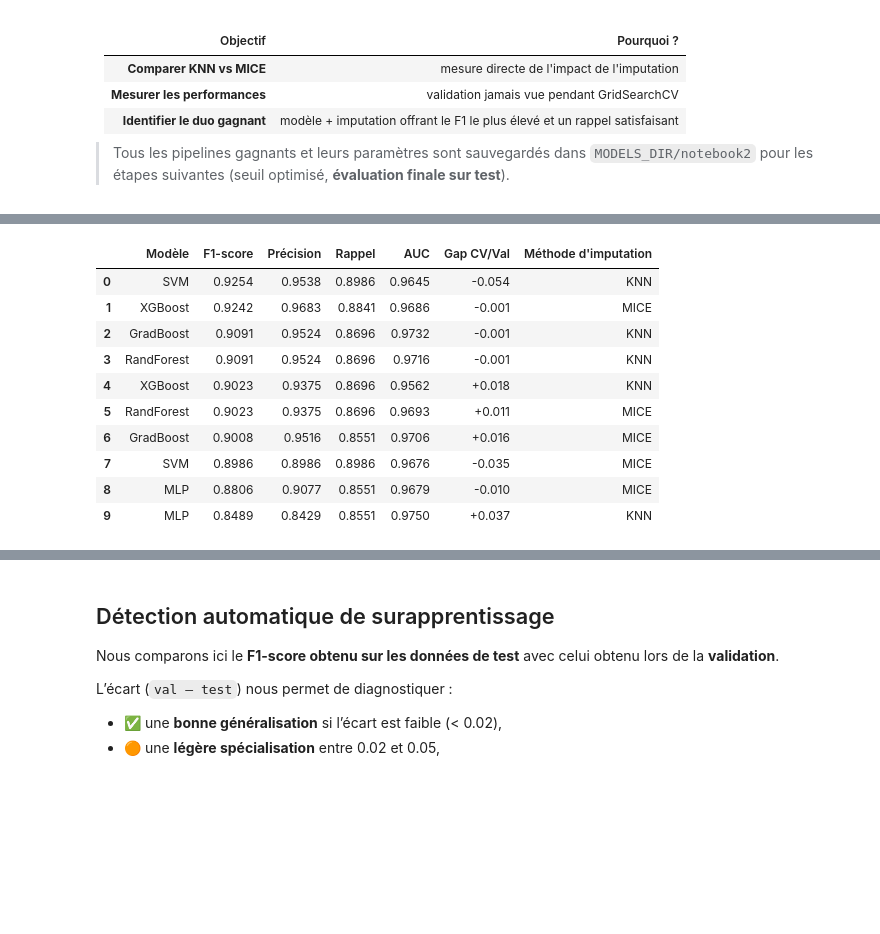
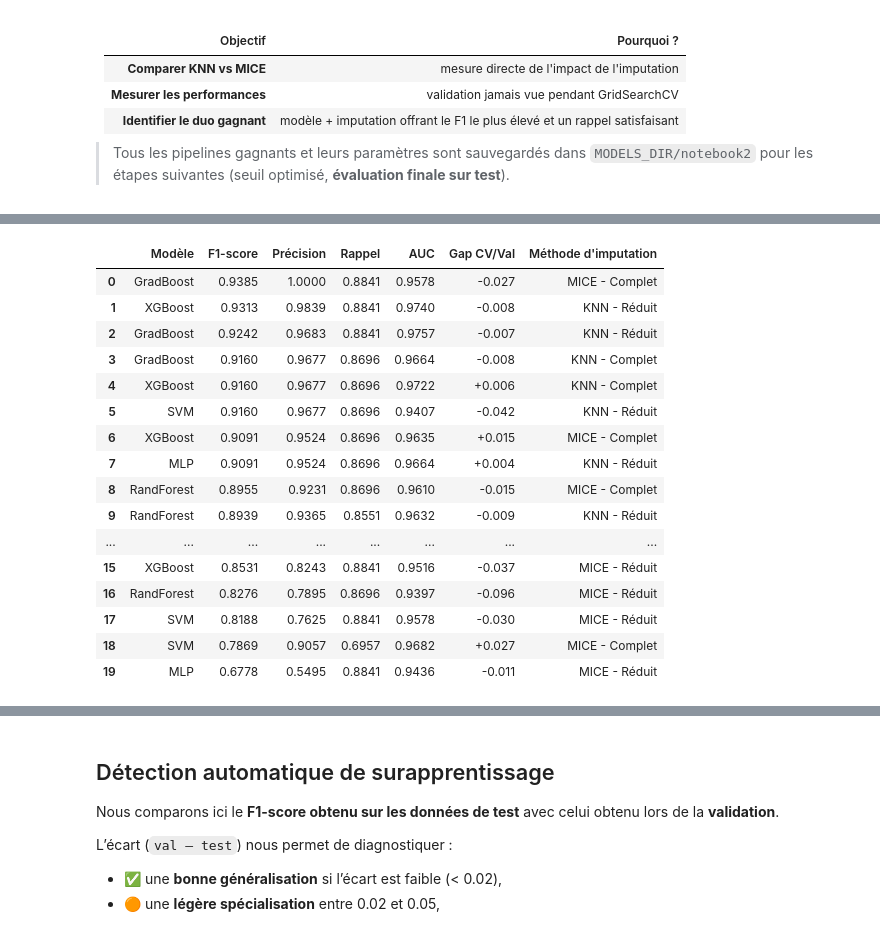
Before and after one commit to Abdoullatuf/projet_sta211_version_modulaire, a Jupyter notebook: notebooks/02_Modelisation_et_Optimisation.ipynb, the cells around one changed output, grey strips where cells are left out. Saved outputs shown, nothing was run; the diff lists cells and outputs as text; code cells hidden in the pictures; blank space fills up the shorter version.

```diff
--- a/notebooks/02_Modelisation_et_Optimisation.ipynb
+++ b/notebooks/02_Modelisation_et_Optimisation.ipynb
@@ -1294,0 +1413,8 @@ log.info("✅ Résultats d'évaluation mice sauvegardés : CSV + JSON + Pipeline
+# %%
+# KNN - COMPLET
+results_knn_full, best_knn_full = evaluate_all(
+    models, param_grids,
+    splits_knn["X_train"], splits_knn["y_train"],
+    splits_knn["X_val"], splits_knn["y_val"],
+    dataset="knn_full"
+)
@@ -1294,0 +1461,9 @@ log.info("✅ Résultats d'évaluation mice sauvegardés : CSV + JSON + Pipeline
+# %%
+
+# MICE - COMPLET
+results_mice_full, best_mice_full = evaluate_all(
+    models, param_grids,
+    splits_mice["X_train"], splits_mice["y_train"],
+    splits_mice["X_val"], splits_mice["y_val"],
+    dataset="mice_full"
+)
@@ -1323,5 +1627,6 @@ df_mice_val = pd.read_csv(MODELS_DIR / "notebook2" / "eval_mice_val_scores.csv")
 # %%
 # 5.3 · Synthèse des performances KNN vs MICE ────────────────────────────
+
 import pandas as pd
 
 # ── 1. helper : DataFrame → format homogène ──────────────────────────────
@@ -1330,90 +1635,99 @@ def _results_to_df(res_df: pd.DataFrame, imput: str) -> pd.DataFrame:
     Prend le DataFrame renvoyé par evaluate_all()
     et le met au format : Modèle, F1-score, Précision, Rappel, AUC, Gap, Imputation.
     """
-    df = res_df.copy().rename(columns={"model": "Modèle"})  # colonne modèle déjà là
+    df = res_df.copy().rename(columns={"model": "Modèle"})
 
-    rename = {"f1_val": "F1-score",        # ✅ CORRIGÉ : f1_val au lieu de f1_binary
+    rename = {"f1_val": "F1-score",
               "precision": "Précision",
               "recall":    "Rappel",
               "auc":       "AUC",
-              "gap":       "Gap CV/Val"}     # ✅ CORRIGÉ : CV/Val plus précis que CV/Test
+              "gap":       "Gap CV/Val"}
     df = df.rename(columns=rename)
 
-    keep = ["Modèle", "F1-score", "Précision", "Rappel", "AUC", "Gap CV/Val"]  # ✅ CORRIGÉ
+    keep = ["Modèle", "F1-score", "Précision", "Rappel", "AUC", "Gap CV/Val"]
     df = df[keep]
     df["Méthode d'imputation"] = imput
     return df
 
-# ── 2. convertir KNN & MICE (résultats = tuple) ──────────────────────────
-df_knn  = _results_to_df(df_knn_val,  "KNN")     # df_knn_val vient de evaluate_all()
-df_mice = _results_to_df(df_mice_val, "MICE")    # idem pour MICE
+# ── 2. convertir tous les résultats ──────────────────────────────────────
+df_knn_full     = _results_to_df(results_knn_full,    "KNN - Complet")
+df_knn_reduced  = _results_to_df(results_knn_reduced, "KNN - Réduit")
+df_mice_full    = _results_to_df(results_mice_full,   "MICE - Complet")
+df_mice_reduced = _results_to_df(results_mice_reduced,"MICE - Réduit")
 
 # ── 3. concat + tri ───────────────────────────────────────────────────────
-results_comparison = (pd.concat([df_knn, df_mice], ignore_index=True)
-                        .sort_values("F1-score", ascending=False)
-                        .reset_index(drop=True))
+results_comparison = (pd.concat(
+    [df_knn_full, df_knn_reduced, df_mice_full, df_mice_reduced],
+    ignore_index=True
+).sort_values("F1-score", ascending=False)
+ .reset_index(drop=True))
 
-# ── 4. affichage stylisé avec couleurs personnalisées ────────────────────
+# ── 4. affichage stylisé ──────────────────────────────────────────────────
 display(
     results_comparison
       .style
-      .background_gradient(subset=["F1-score"], cmap="Greens", vmin=0.83, vmax=0.92)
-      .background_gradient(subset=["Gap CV/Val"], cmap="Reds_r", vmin=-0.05, vmax=0.02)  # ✅ CORRIGÉ
+      .background_gradient(subset=["F1-score"], cmap="Greens", vmin=0.80, vmax=0.94)
+      .background_gradient(subset=["Gap CV/Val"], cmap="Reds_r", vmin=-0.05, vmax=0.05)
       .background_gradient(subset=["AUC"], cmap="Blues", vmin=0.95, vmax=0.98)
-      .format({"F1-score": "{:.4f}", "Précision": "{:.4f}",
-               "Rappel":   "{:.4f}", "AUC": "{:.4f}",
-               "Gap CV/Val": "{:+.3f}"}, na_rep="—")  # ✅ CORRIGÉ
+      .format({
+          "F1-score": "{:.4f}", "Précision": "{:.4f}",
+          "Rappel":   "{:.4f}", "AUC": "{:.4f}",
+          "Gap CV/Val": "{:+.3f}"
+      }, na_rep="—")
       .highlight_max(subset=["F1-score"], color="#006400",
                      props="color: white; font-weight: bold; border: 2px solid #004d00")
       .highlight_min(subset=["Gap CV/Val"], color="#000080",
-                     props="color: white; font-weight: bold; border: 2px solid #000060")  # ✅ CORRIGÉ
+                     props="color: white; font-weight: bold; border: 2px solid #000060")
 )
 
-# ── 5. résumé coloré ────────────────────────────────────────────────────
+# ── 5. légende ───────────────────────────────────────────────────────────
 print("\n🎨 LÉGENDE DES COULEURS :")
 print("F1-score : Vert (plus foncé = meilleur)")
-print("Gap CV/Val : Rouge (plus foncé = overfitting)")  # ✅ CORRIGÉ
+print("Gap CV/Val : Rouge (plus foncé = overfitting)")
 print("AUC : Bleu (plus foncé = meilleur)")
 print("Meilleur F1-score : Surligné en vert foncé")
 print("Meilleur gap : Surligné en bleu foncé")
 
 # ── 6. statistiques rapides ──────────────────────────────────────────────
 print(f"\n📊 STATISTIQUES RAPIDES :")
 print(f"Meilleur F1-score : {results_comparison['F1-score'].max():.4f}")
 print(f"F1-score moyen : {results_comparison['F1-score'].mean():.4f}")
-print(f"Gap moyen : {results_comparison['Gap CV/Val'].mean():.3f}")  # ✅ CORRIGÉ
-print(f"✅ Modèles avec gap ≤ 0.03 : {(results_comparison['Gap CV/Val'].abs() <= 0.03).sum()}/10")  # ✅ CORRIGÉ
+print(f"Gap moyen : {results_comparison['Gap CV/Val'].mean():.3f}")
+print(f"✅ Modèles avec gap ≤ 0.03 : {(results_comparison['Gap CV/Val'].abs() <= 0.03).sum()}/{len(results_comparison)}")
 
 # ── 7. sauvegarde CSV ────────────────────────────────────────────────────
 csv_path = paths["MODELS_DIR"] / "notebook2" / "results_comparison_knn_mice.csv"
 results_comparison.to_csv(csv_path, index=False)
 log.info(f"✅ Tableau comparatif KNN & MICE sauvegardé → {csv_path.name}")
 
-# ── 8. affichage final avec contexte ─────────────────────────────────────
-# On récupère les valeurs AVANT de les afficher
+# ── 8. résumé final ──────────────────────────────────────────────────────
 champion_model = results_comparison.iloc[0]['Modèle']
-champion_imputation = results_comparison.iloc[0]["Méthode d'imputation"] # On peut utiliser " ici
+champion_imputation = results_comparison.iloc[0]["Méthode d'imputation"]
 champion_f1 = results_comparison.iloc[0]['F1-score']
 champion_gap = results_comparison.iloc[0]['Gap CV/Val']
 
 print(f"\n🎯 CONTEXTE : Performances sur jeu de VALIDATION (20%)")
 print(f"📋 Phase suivante : Évaluation finale sur jeu de TEST (20%)")
-
-# La f-string est maintenant beaucoup plus simple et sans erreur
 print(f"🏆 Champion provisoire : {champion_model} + {champion_imputation}")
 print(f"     F1-score = {champion_f1:.4f}, Gap = {champion_gap:+.3f}")
 # %% [output]
 |  | Modèle | F1-score | Précision | Rappel | AUC | Gap CV/Val | Méthode d'imputation |
-| 0 | SVM | 0.9254 | 0.9538 | 0.8986 | 0.9645 | -0.054 | KNN |
-| 1 | XGBoost | 0.9242 | 0.9683 | 0.8841 | 0.9686 | -0.001 | MICE |
-| 2 | GradBoost | 0.9091 | 0.9524 | 0.8696 | 0.9732 | -0.001 | KNN |
-| 3 | RandForest | 0.9091 | 0.9524 | 0.8696 | 0.9716 | -0.001 | KNN |
-| 4 | XGBoost | 0.9023 | 0.9375 | 0.8696 | 0.9562 | +0.018 | KNN |
-| 5 | RandForest | 0.9023 | 0.9375 | 0.8696 | 0.9693 | +0.011 | MICE |
-| 6 | GradBoost | 0.9008 | 0.9516 | 0.8551 | 0.9706 | +0.016 | MICE |
-| 7 | SVM | 0.8986 | 0.8986 | 0.8986 | 0.9676 | -0.035 | MICE |
-| 8 | MLP | 0.8806 | 0.9077 | 0.8551 | 0.9679 | -0.010 | MICE |
-| 9 | MLP | 0.8489 | 0.8429 | 0.8551 | 0.9750 | +0.037 | KNN |
+| 0 | GradBoost | 0.9385 | 1.0000 | 0.8841 | 0.9578 | -0.027 | MICE - Complet |
+| 1 | XGBoost | 0.9313 | 0.9839 | 0.8841 | 0.9740 | -0.008 | KNN - Réduit |
+| 2 | GradBoost | 0.9242 | 0.9683 | 0.8841 | 0.9757 | -0.007 | KNN - Réduit |
+| 3 | GradBoost | 0.9160 | 0.9677 | 0.8696 | 0.9664 | -0.008 | KNN - Complet |
+| 4 | XGBoost | 0.9160 | 0.9677 | 0.8696 | 0.9722 | +0.006 | KNN - Complet |
+| 5 | SVM | 0.9160 | 0.9677 | 0.8696 | 0.9407 | -0.042 | KNN - Réduit |
+| 6 | XGBoost | 0.9091 | 0.9524 | 0.8696 | 0.9635 | +0.015 | MICE - Complet |
+| 7 | MLP | 0.9091 | 0.9524 | 0.8696 | 0.9664 | +0.004 | KNN - Réduit |
+| 8 | RandForest | 0.8955 | 0.9231 | 0.8696 | 0.9610 | -0.015 | MICE - Complet |
+| 9 | RandForest | 0.8939 | 0.9365 | 0.8551 | 0.9632 | -0.009 | KNN - Réduit |
+| ... | ... | ... | ... | ... | ... | ... | ... |
+| 15 | XGBoost | 0.8531 | 0.8243 | 0.8841 | 0.9516 | -0.037 | MICE - Réduit |
+| 16 | RandForest | 0.8276 | 0.7895 | 0.8696 | 0.9397 | -0.096 | MICE - Réduit |
+| 17 | SVM | 0.8188 | 0.7625 | 0.8841 | 0.9578 | -0.030 | MICE - Réduit |
+| 18 | SVM | 0.7869 | 0.9057 | 0.6957 | 0.9682 | +0.027 | MICE - Complet |
+| 19 | MLP | 0.6778 | 0.5495 | 0.8841 | 0.9436 | -0.011 | MICE - Réduit |
 🎨 LÉGENDE DES COULEURS :
 F1-score : Vert (plus foncé = meilleur)
 Gap CV/Val : Rouge (plus foncé = overfitting)
```
Also changed, not shown: parts of 63 cells of this notebook.
